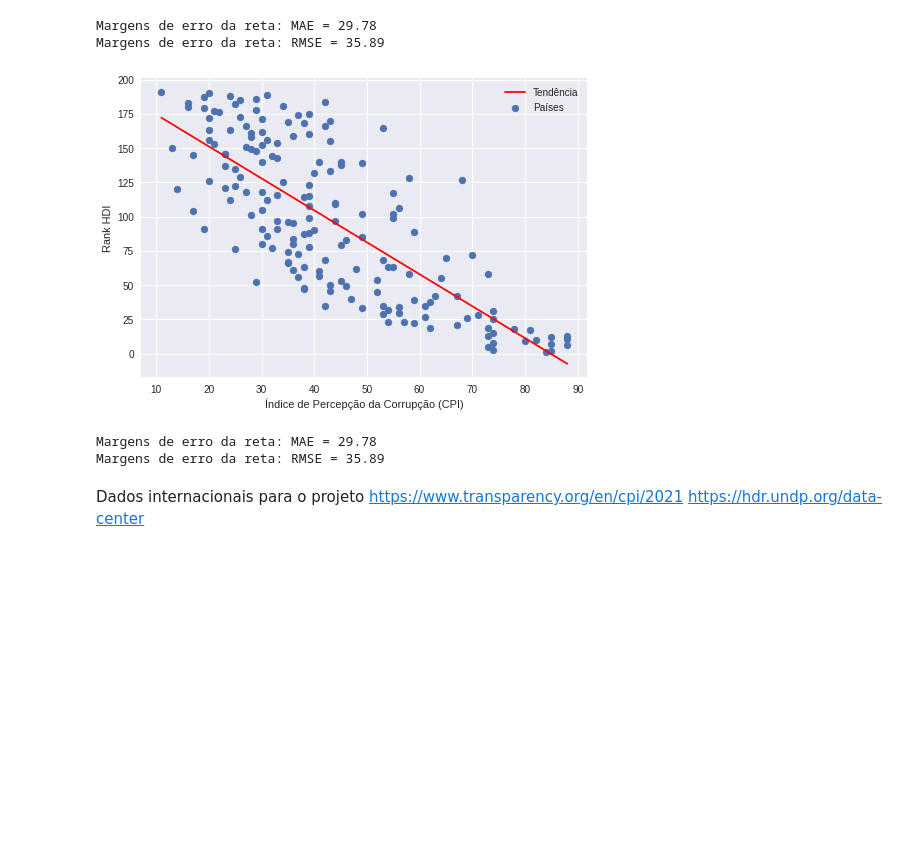
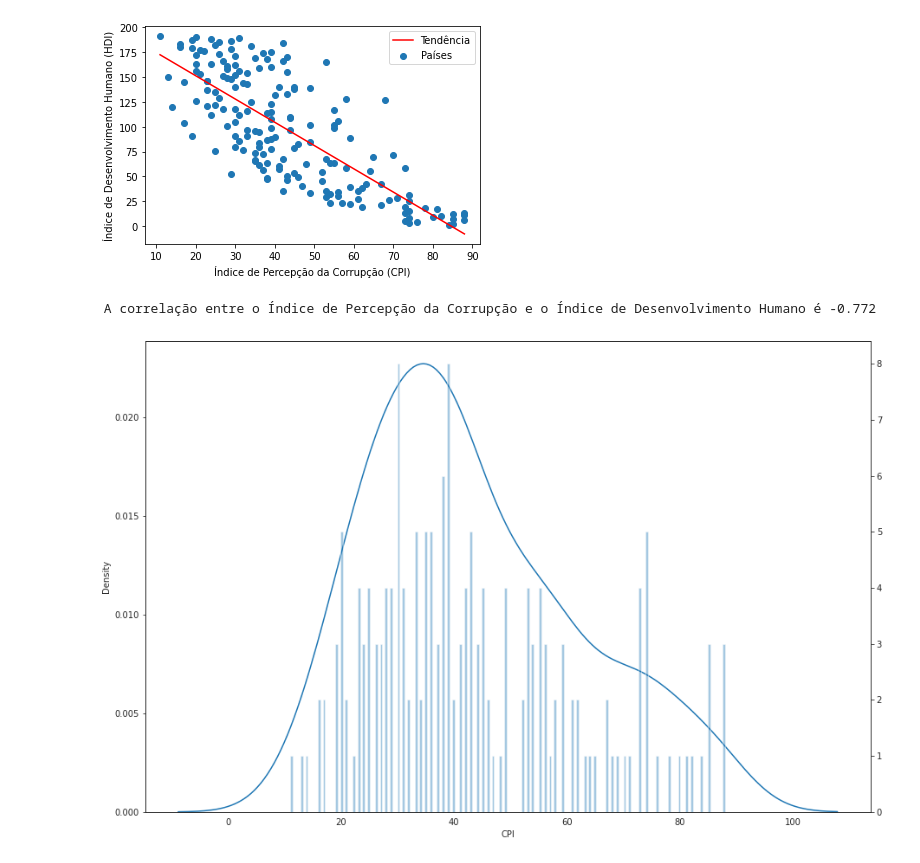
Before and after one commit to daniel-elesbao/BasesComputacionais, a Jupyter notebook: ProjetoBCCDanielZamboniElesbãoeLuizHenriquedaSilva.ipynb, the cells around one changed output. Saved outputs shown, nothing was run; the diff lists cells and outputs as text; code cells hidden in the pictures; blank space fills up the shorter version.

```diff
--- a/ProjetoBCCDanielZamboniElesbãoeLuizHenriquedaSilva.ipynb
+++ b/ProjetoBCCDanielZamboniElesbãoeLuizHenriquedaSilva.ipynb
@@ -13,7 +22,7 @@ Luiz Henrique da Silva - RA: 11202231412
 #Projeto com inspiração na disciplina 'Estado e Relações de Poder'
 import matplotlib.pyplot as plt #importa a biblioteca mathplotlib como plt
 import pandas as pd #importa a biblioteca pandas como pd
-hdr21 = pd.read_csv('https://raw.githubusercontent.com/daniel-elesbao/BasesComputacionais/master/HDR21-22_Composite_indices_complete_time_series2.csv')
+hdr21 = pd.read_csv('https://raw.githubusercontent.com/daniel-elesbao/BasesComputacionais/master/HDR21-22_Composite_indices_complete_time_series.csv')
 #Lê o CSV com o ranking do Índice de Desenvolvimento Humano das Nações Unidas de 2021
 cpi21 = pd.read_excel('https://raw.githubusercontent.com/daniel-elesbao/BasesComputacionais/master/CPI2021_GlobalResults&Trends.xlsx')
 #Lê planilha Excel com o índice de percepção de corrupção da transparência internacional de 2021
@@ -21,5 +30,5 @@ cpi21 = cpi21.drop(labels=[0,1], axis=0) #remove as duas primeiras linhas do Dat
 cpi21 = cpi21.rename(columns={'Unnamed: 1': 'ISO3','Unnamed: 3': 'CPI'}) #renomeia as colunas com as informações relevantes
 descor = pd.merge(cpi21, hdr21, left_on='ISO3', right_on='iso3') #funde os Dataframes alinhando os dados dos países pela padronização do nome ISO3
 descor = descor[['ISO3','CPI','iso3','hdi_rank_2021']] #remove todas as colunas exceto as que tem as informações relevantes para o escopo do projeto
-
-display (descor)
+descor = descor.dropna(axis = 0)#remove os valores vazios de países que por motivos políticos não tiveram os dados de HDI apurados.
+descor['CPI'] = descor['CPI'].astype(float)#converte os valores da CPI para float, para poder realizar os cálculos
@@ -40,41 +35,47 @@ display (descor)
 # %%
 import pandas as pd #importa a biblioteca pandas como pd
 import numpy as np #importa a biblioteca numpy como np
 import matplotlib.pylab as plb #importa a biblioteca mathplotlib como plt
 
-X = descor["CPI"].values #Coluna CPI da tabela usada como coordenada X
-Y = descor["hdi_rank_2021"].values #Coluna hdi_rank da tabela usada como coordenada Y
+X = descor["CPI"] #Coluna CPI da tabela usada como coordenada X
+Y = descor["hdi_rank_2021"] #Coluna hdi_rank da tabela usada como coordenada Y
 
 media_X = np.mean(X) # média do X
 media_Y = np.mean(Y) # média do Y
 erro_x = X-media_X # Cálculo dos erros de X
 erro_y = Y-media_Y # Cálculo dos erros de Y
 soma_erro_xy = np.sum(erro_x*erro_y) # Somando o produto dos erros (faz parte da formula)
 erro_x_quadratico = (X-media_X)**2.0 # Encontrando o x quadratico (faz parte da formula)
 soma_erro_x_quadratico = np.sum(erro_x_quadratico) # Soma para ter o denominador completo (faz parte da formula)
 m = soma_erro_xy / soma_erro_x_quadratico # formula anteriormente mencionada (coeficiente angular)
 c = media_Y - m*media_X  # Formula para coeficiente linear
 reta = m*X+c # Equação usando os coeficientes anteriormente calculados para chegar na reta
-
 plt.scatter(X,Y,label='Países'); # Países separados por pontos no grafico
 plt.plot(X,reta,label='Tendência',color='red'); # Ajuste linear
 plt.xlabel('Índice de Percepção da Corrupção (CPI)'); # Da um titulo ao X
-plt.ylabel('Rank HDI'); # Da um titulo ao Y
+plt.ylabel('Índice de Desenvolvimento Humano (HDI)'); # Da um titulo ao Y
 plt.legend(); # Insere legenda no grafico
+plt.show()
+corr = descor['CPI'].corr(descor['hdi_rank_2021'])
+print(f'\n A correlação entre o Índice de Percepção da Corrupção e o Índice de Desenvolvimento Humano é {corr:.3f}')
 # %% [output]
+[figure, new version]
-Margens de erro da reta: MAE = 29.78
-Margens de erro da reta: RMSE = 35.89
+ A correlação entre o Índice de Percepção da Corrupção e o Índice de Desenvolvimento Humano é -0.772
-[figure, old version]
-# %%
-from sklearn.metrics import mean_absolute_error,mean_squared_error #importa a biblioteca numpy como mean_absolute_error e mean_squared_error
-MAE = mean_absolute_error(Y,reta) # Cálculo da margem de erro da reta
-RMSE = np.sqrt(mean_squared_error(Y,reta)) # Cálculo da margem de erro da reta
-print("Margens de erro da reta: MAE = {:0.2f}".format(MAE))
-print("Margens de erro da reta: RMSE = {:0.2f}".format(RMSE))
-# %% [output]
-Margens de erro da reta: MAE = 29.78
-Margens de erro da reta: RMSE = 35.89
-# %% [markdown]
-Dados internacionais para o projeto
-https://www.transparency.org/en/cpi/2021
-https://hdr.undp.org/data-center
+# %%
+import pandas as pd
+import seaborn as sns
+import matplotlib.pyplot as plt
+
+bins = 175 # Numero de colunas plotadas
+
+sns.set_style("white") # Formatação do ambiente do gráfico
+fig, ax = plt.subplots(1, 1, figsize=(15, 10))
+
+g1 = sns.distplot(descor["CPI"], ax=ax,  # Insere curva KDE (Kernel Density Estimation)
+                  kde=True, hist=False)
+
+ax_copy = ax.twinx() # Possibilita a formatação da segunda curva sem alteração da primeira
+g2 = sns.distplot(descor["CPI"], ax=ax_copy, kde=False, hist=True, # Insere histograma
+             bins=bins, norm_hist=False)
+# %% [output]
+[figure, added]
```
Also changed, not shown: parts of 4 cells of this notebook.
